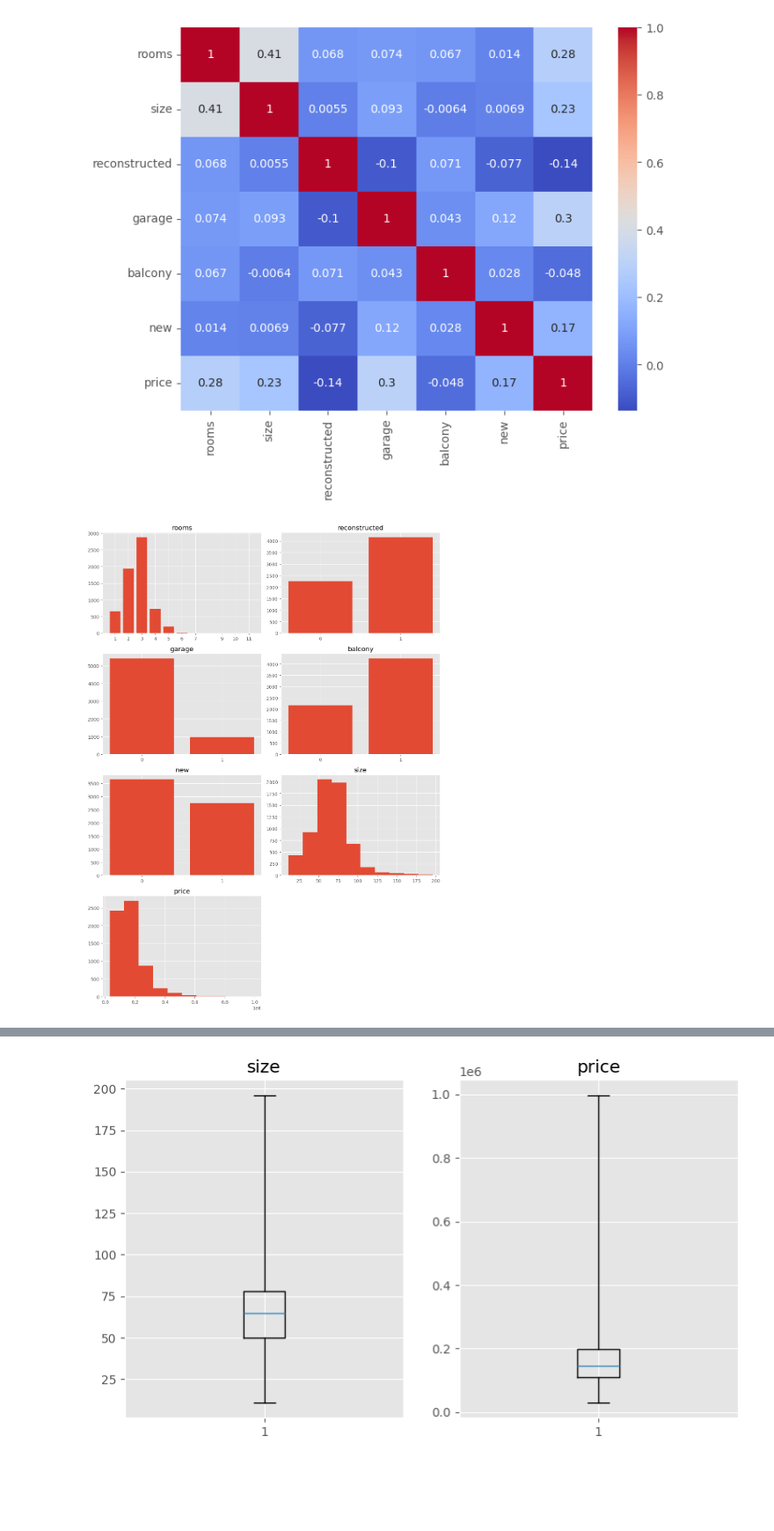
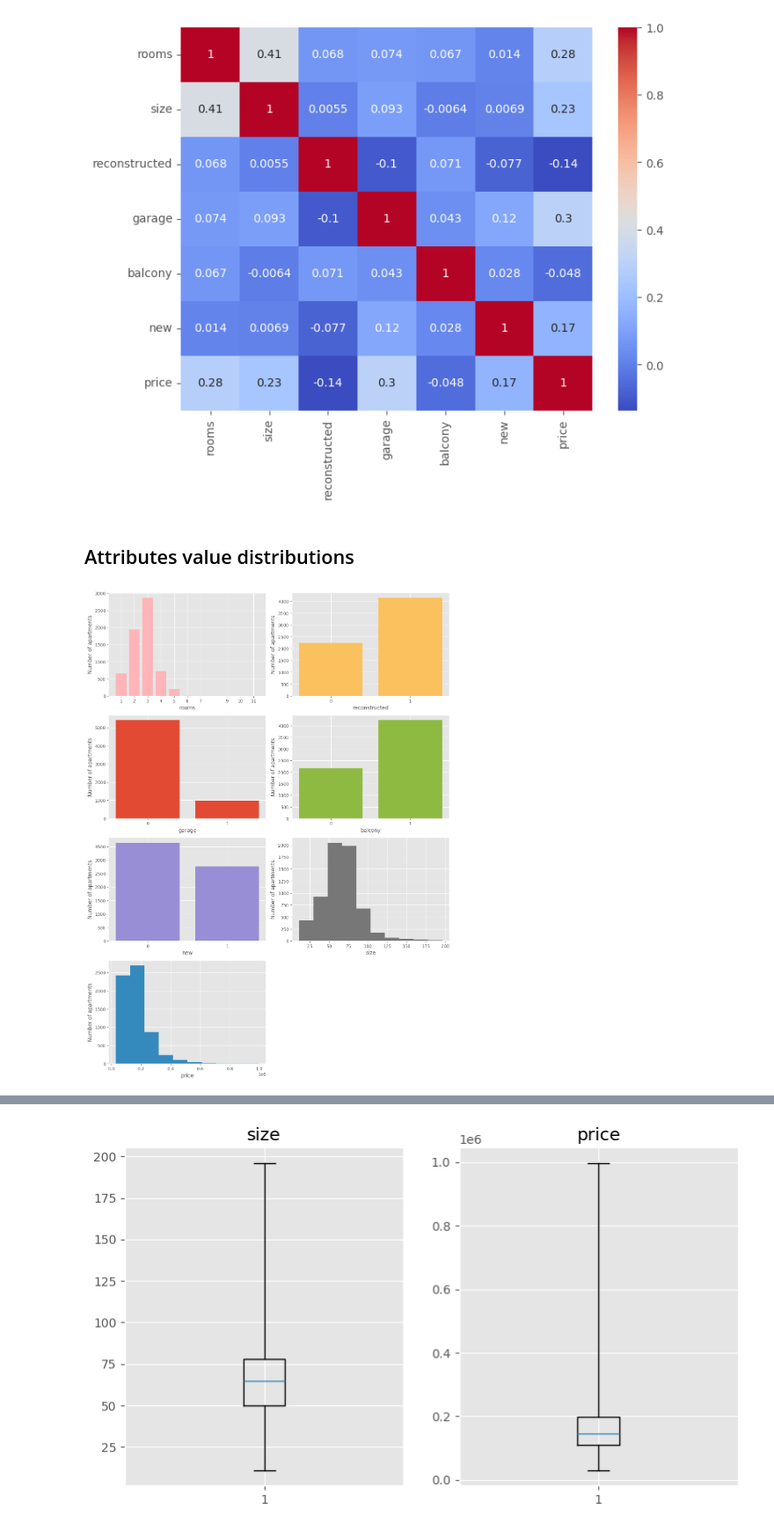
Before and after one commit to TheDim0nu4/Apartment-marketplace-with-price-prediction-using-ML, a Jupyter notebook: ML/model_training/eda.ipynb, the cells around one changed output, grey strips where cells are left out. Shown at 88% size. Drawn from its saved outputs; the diff is of its cells as text; code cells hidden in the pictures; blank space fills up the shorter version.

```diff
--- a/ML/model_training/eda.ipynb
+++ b/ML/model_training/eda.ipynb
@@ -180,56 +194,65 @@ sns.heatmap(corr, annot=True, cmap="coolwarm")
 plt.show()
 # %% [output]
 [figure]
+# %% [markdown]
+## Attributes value distributions
 # %%
-plt.figure( figsize=(11, 15) )
+plt.figure( figsize=(12, 16) )
 
 
 plt.subplot(4, 2, 1)
 d = df['rooms'].value_counts()
-plt.bar(d.index, d.values)
+plt.bar(d.index, d.values, color='#FFB5B8')
 plt.xticks(d.index)
-plt.title('rooms')
+plt.xlabel('rooms')
+plt.ylabel('Number of apartments')
 
 
 plt.subplot(4, 2, 2)
 d = df['reconstructed'].value_counts()
-plt.bar(d.index, d.values)
+plt.bar(d.index, d.values, color='#FBC15E')
 plt.xticks(d.index)
-plt.title('reconstructed')
+plt.xlabel('reconstructed')
+plt.ylabel('Number of apartments')
 
 
 plt.subplot(4, 2, 3)
 d = df['garage'].value_counts()
-plt.bar(d.index, d.values)
+plt.bar(d.index, d.values, color='#E24A33')
 plt.xticks(d.index)
-plt.title('garage')
+plt.xlabel('garage')
+plt.ylabel('Number of apartments')
 
 
 plt.subplot(4, 2, 4)
 d = df['balcony'].value_counts()
-plt.bar(d.index, d.values)
+plt.bar(d.index, d.values, color='#8EBA42')
 plt.xticks(d.index)
-plt.title('balcony')
+plt.xlabel('balcony')
+plt.ylabel('Number of apartments')
 
 
 plt.subplot(4, 2, 5)
 d = df['new'].value_counts()
-plt.bar(d.index, d.values)
+plt.bar(d.index, d.values, color='#988ED5')
 plt.xticks(d.index)
-plt.title('new')
+plt.xlabel('new')
+plt.ylabel('Number of apartments')
 
 
 plt.subplot(4, 2, 6)
-plt.hist(df['size'])
-plt.title('size')
+plt.hist(df['size'], color='#777777')
+plt.xlabel('size')
+plt.ylabel('Number of apartments')
 
 
 plt.subplot(4, 2, 7)
-plt.hist(df['price'])
-plt.title('price')
+plt.hist(df['price'], color='#348ABD')
+plt.xlabel('price')
+plt.ylabel('Number of apartments')
 
 
 plt.tight_layout()
 plt.show()
 # %% [output]
-[figure, old version]
+[figure, new version]
```
Also changed, not shown: parts of 16 cells of this notebook.
